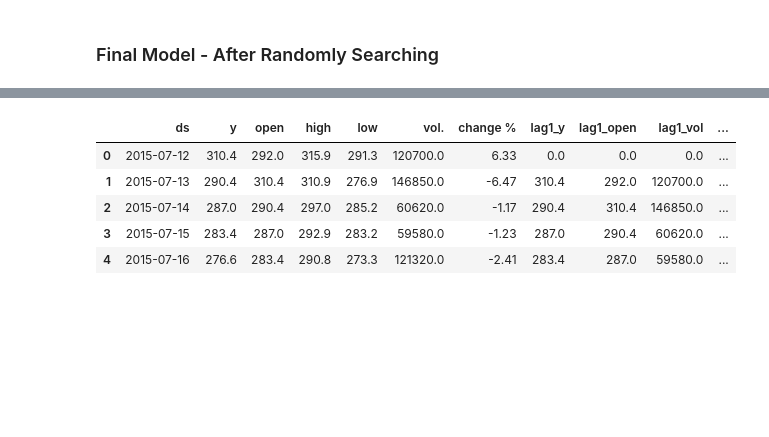
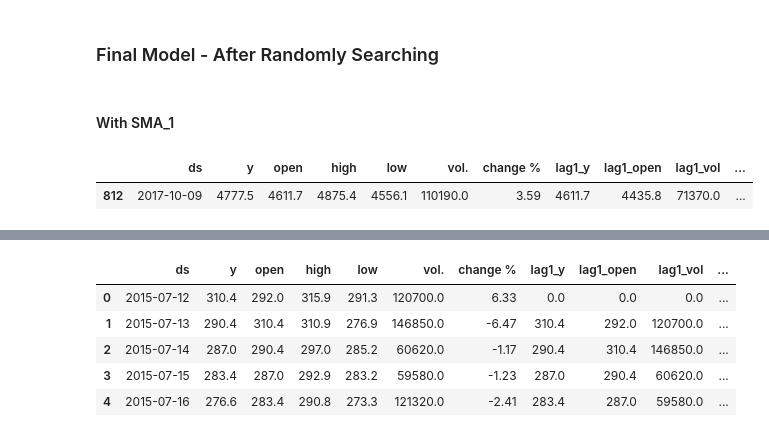
Before and after one commit to DoanNguyen2001/tap_bitcoin, a Jupyter notebook: sandesh_prophet_2.ipynb, the cells around one changed output, grey strips where cells are left out. Drawn from its saved outputs; the diff is of its cells as text; code cells hidden in the pictures; blank space fills up the shorter version.

```diff
--- a/sandesh_prophet_2.ipynb
+++ b/sandesh_prophet_2.ipynb
@@ -1008,2 +1008,9 @@ Regressors: ('EMA_7_days', 'lag7_vol'), MAE: 620.6567
 # %% [markdown]
 ### Final Model - After Randomly Searching
+# %% [markdown]
+#### With SMA_1
+# %%
+df_combined.sample()
+# %% [output]
+|  | ds | y | open | high | low | vol. | change % | lag1_y | lag1_open | lag1_vol | ... |
+| 812 | 2017-10-09 | 4777.5 | 4611.7 | 4875.4 | 4556.1 | 110190.0 | 3.59 | 4611.7 | 4435.8 | 71370.0 | ... |
```
Also changed, not shown: parts of 32 cells of this notebook, 2 other files.
